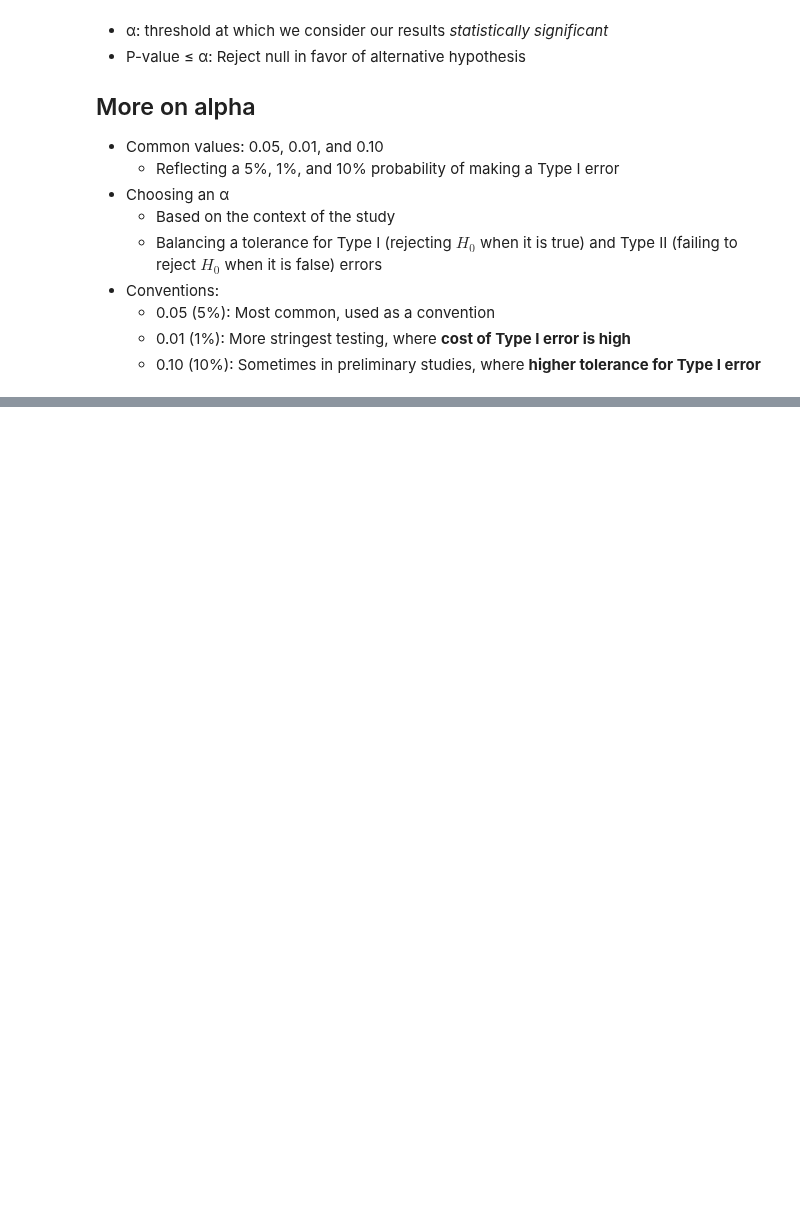
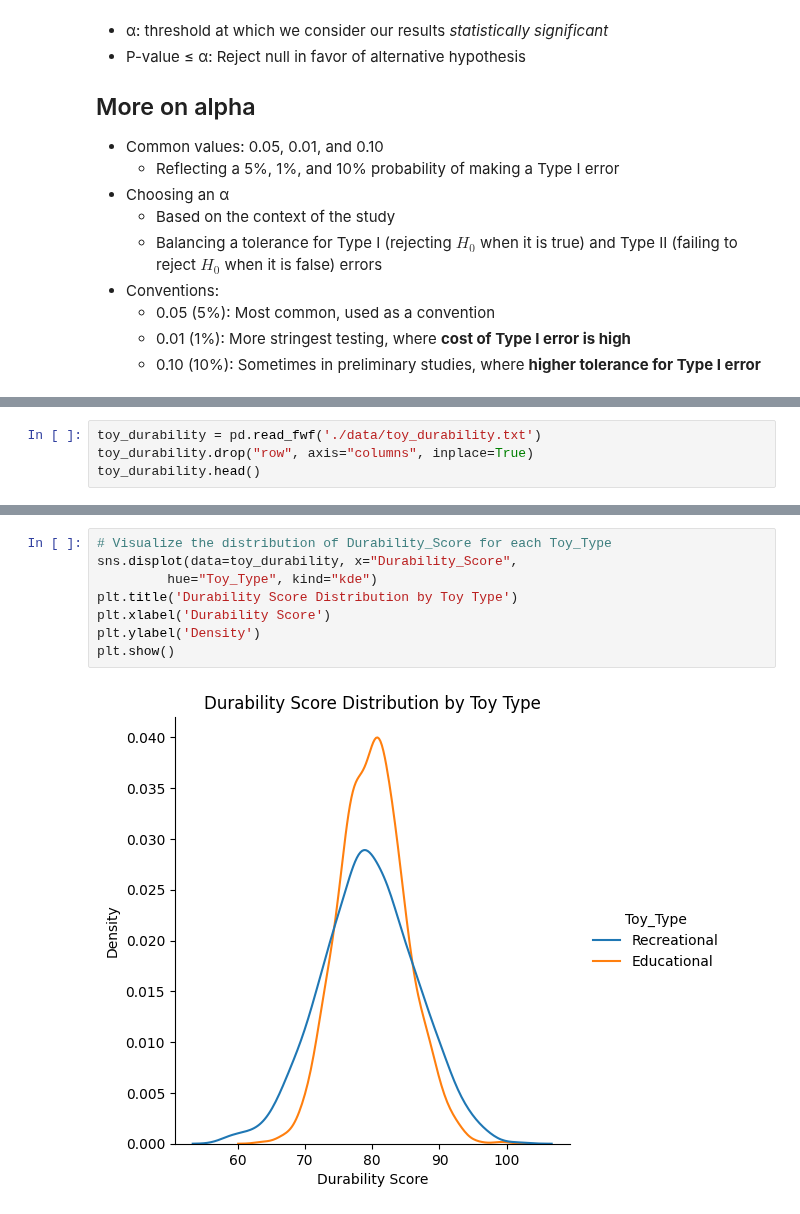
Before and after one commit to MichaelSzczepaniak/DataCamp, a Jupyter notebook: Tracks/Associate Data Scientist/30 Experimental Design in Python/ExperimentalDesignPython.ipynb, the cells around one changed output, grey strips where cells are left out. Drawn from its saved outputs; the diff is of its cells as text; blank space fills up the shorter version.

```diff
--- a/Tracks/Associate Data Scientist/30 Experimental Design in Python/ExperimentalDesignPython.ipynb
+++ b/Tracks/Associate Data Scientist/30 Experimental Design in Python/ExperimentalDesignPython.ipynb
@@ -745,0 +750,4 @@ CBT mean = 14.962154
+# %%
+toy_durability = pd.read_fwf('./data/toy_durability.txt')
+toy_durability.drop("row", axis="columns", inplace=True)
+toy_durability.head()
@@ -745,0 +783,10 @@ CBT mean = 14.962154
+# %%
+# Visualize the distribution of Durability_Score for each Toy_Type
+sns.displot(data=toy_durability, x="Durability_Score",
+         hue="Toy_Type", kind="kde")
+plt.title('Durability Score Distribution by Toy Type')
+plt.xlabel('Durability Score')
+plt.ylabel('Density')
+plt.show()
+# %% [output]
+[figure, added]
```
Also changed, not shown: parts of 12 cells of this notebook.
